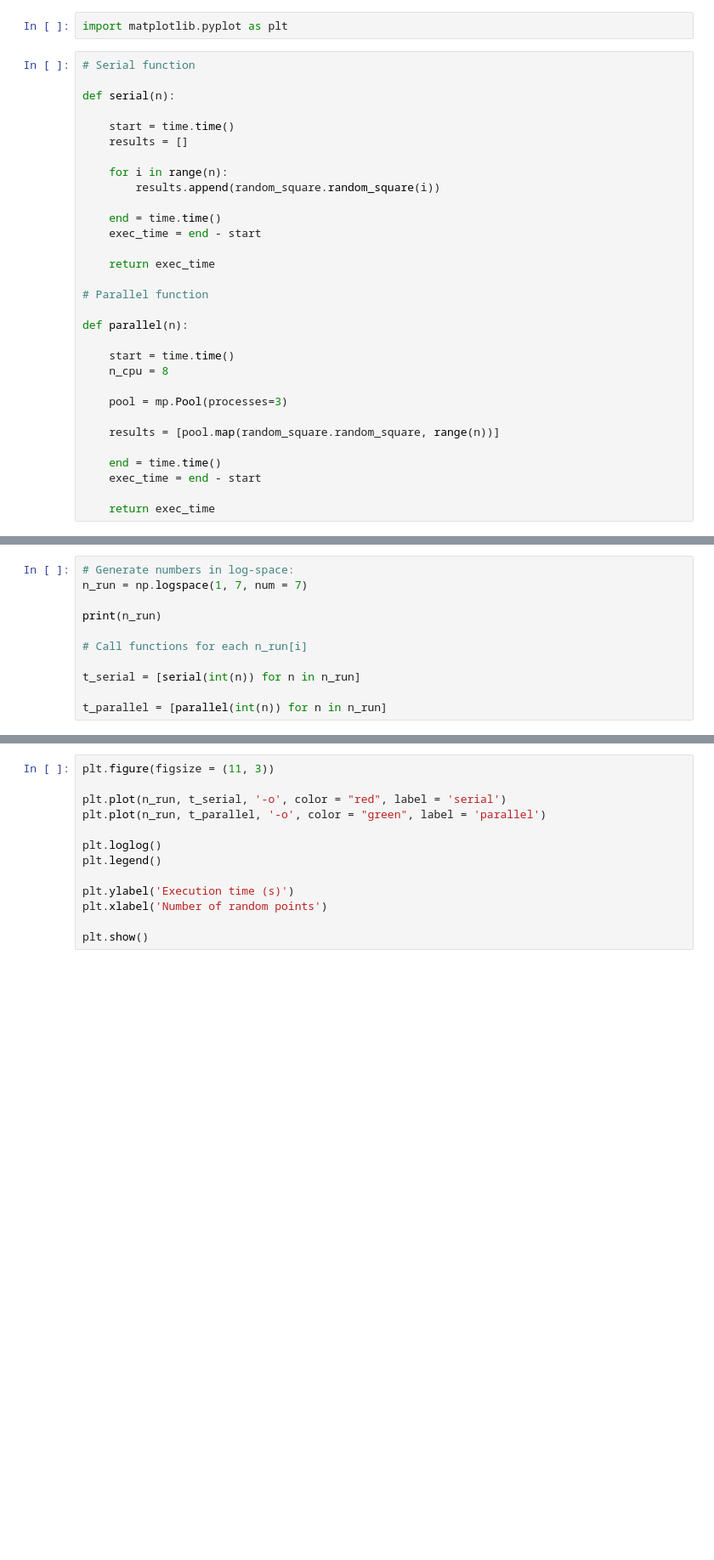
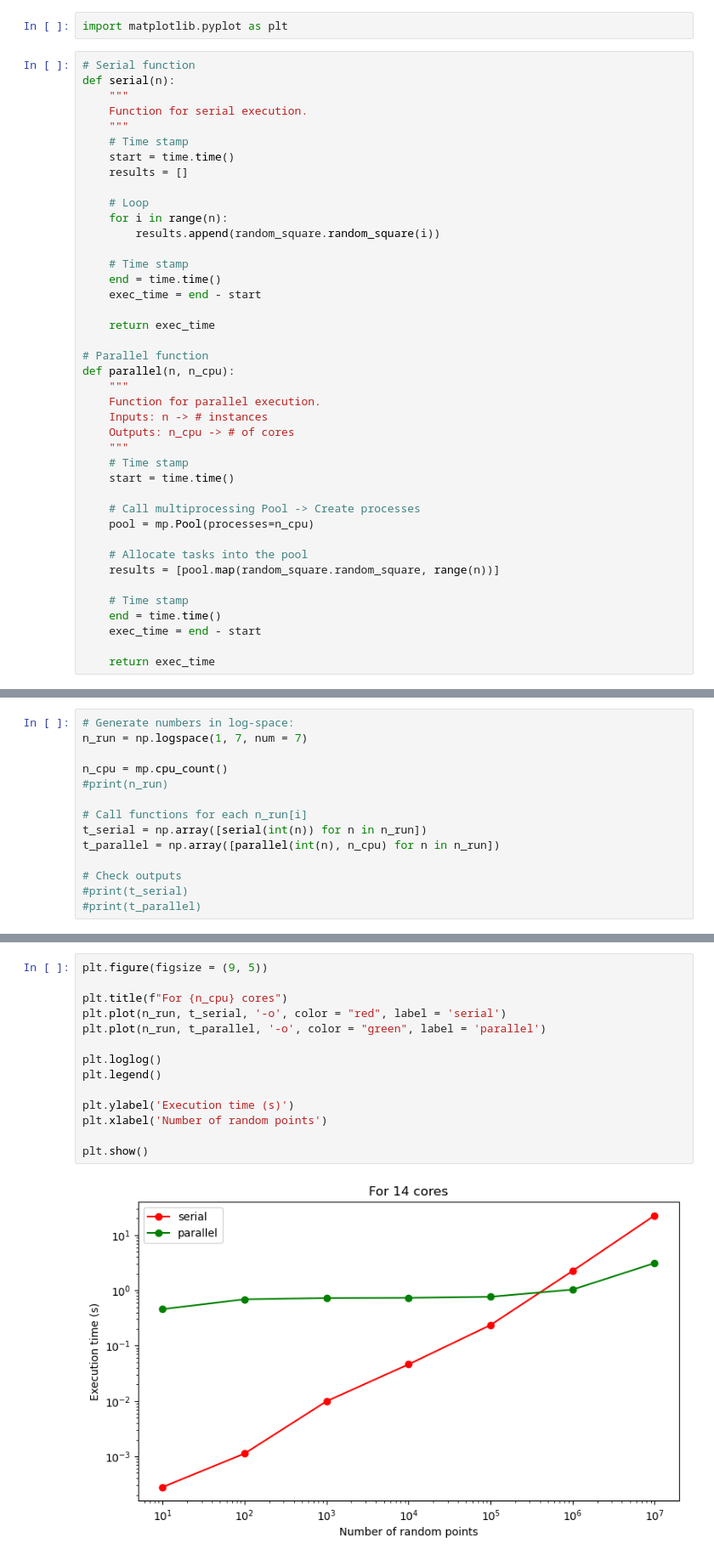
Before and after one commit to DaVas1410/computational-physics-2, a Jupyter notebook: unit-3/305-python-multiprocessing.ipynb, the cells around one changed output, grey strips where cells are left out. Shown at 85% size. Drawn from its saved outputs; the diff is of its cells as text; blank space fills up the shorter version.

```diff
--- a/unit-3/305-python-multiprocessing.ipynb
+++ b/unit-3/305-python-multiprocessing.ipynb
@@ -139,31 +162,41 @@ We will see that until certain point, it is better to use the serial version.
 import matplotlib.pyplot as plt
 # %%
 # Serial function
-
 def serial(n):
-
+    """
+    Function for serial execution.
+    """
+    # Time stamp
     start = time.time()
     results = []
 
+    # Loop
     for i in range(n):
         results.append(random_square.random_square(i))
 
+    # Time stamp
     end = time.time()
     exec_time = end - start
 
     return exec_time
 
 # Parallel function
+def parallel(n, n_cpu):
+    """
+    Function for parallel execution.
+    Inputs: n -> # instances
+    Outputs: n_cpu -> # of cores
+    """
+    # Time stamp
+    start = time.time()
 
-def parallel(n):
+    # Call multiprocessing Pool -> Create processes
+    pool = mp.Pool(processes=n_cpu)
 
-    start = time.time()
-    n_cpu = 8
-
-    pool = mp.Pool(processes=3)
-
+    # Allocate tasks into the pool
     results = [pool.map(random_square.random_square, range(n))]
 
+    # Time stamp
     end = time.time()
     exec_time = end - start
 
@@ -172,10 +207,13 @@ def parallel(n):
 # Generate numbers in log-space:
 n_run = np.logspace(1, 7, num = 7)
 
-print(n_run)
+n_cpu = mp.cpu_count()
+#print(n_run)
 
 # Call functions for each n_run[i]
+t_serial = np.array([serial(int(n)) for n in n_run])
+t_parallel = np.array([parallel(int(n), n_cpu) for n in n_run])
 
-t_serial = [serial(int(n)) for n in n_run]
-
-t_parallel = [parallel(int(n)) for n in n_run]
+# Check outputs
+#print(t_serial)
+#print(t_parallel)
@@ -185,13 +220,16 @@ print(t_parallel)
 # %%
-plt.figure(figsize = (11, 3))
+plt.figure(figsize = (9, 5))
 
+plt.title(f"For {n_cpu} cores")
 plt.plot(n_run, t_serial, '-o', color = "red", label = 'serial')
 plt.plot(n_run, t_parallel, '-o', color = "green", label = 'parallel')
 
 plt.loglog()
 plt.legend()
 
 plt.ylabel('Execution time (s)')
 plt.xlabel('Number of random points')
 
 plt.show()
+# %% [output]
+[figure, added]
```
Also changed, not shown: parts of 19 cells of this notebook, 8 other files.
